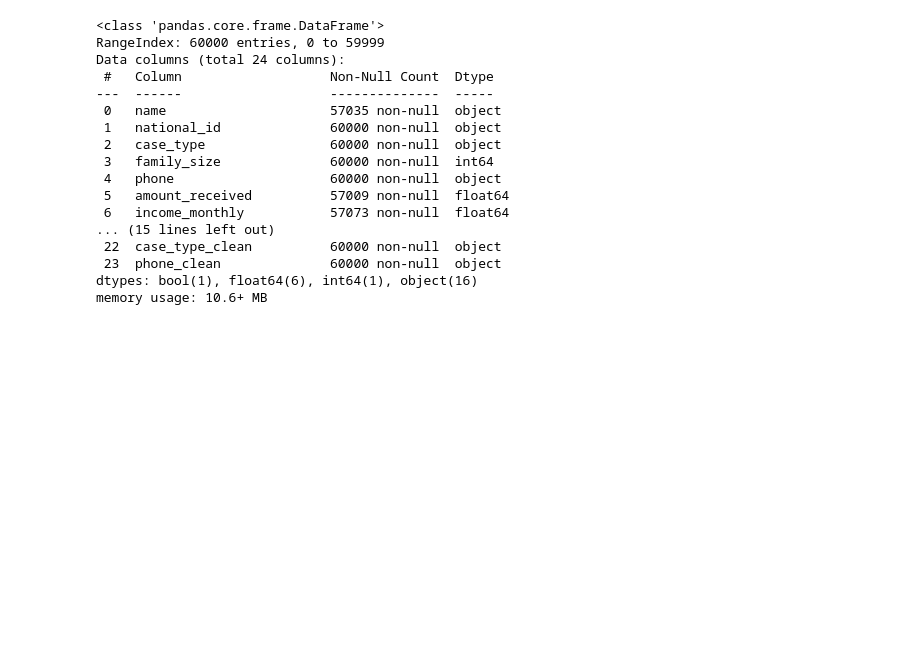
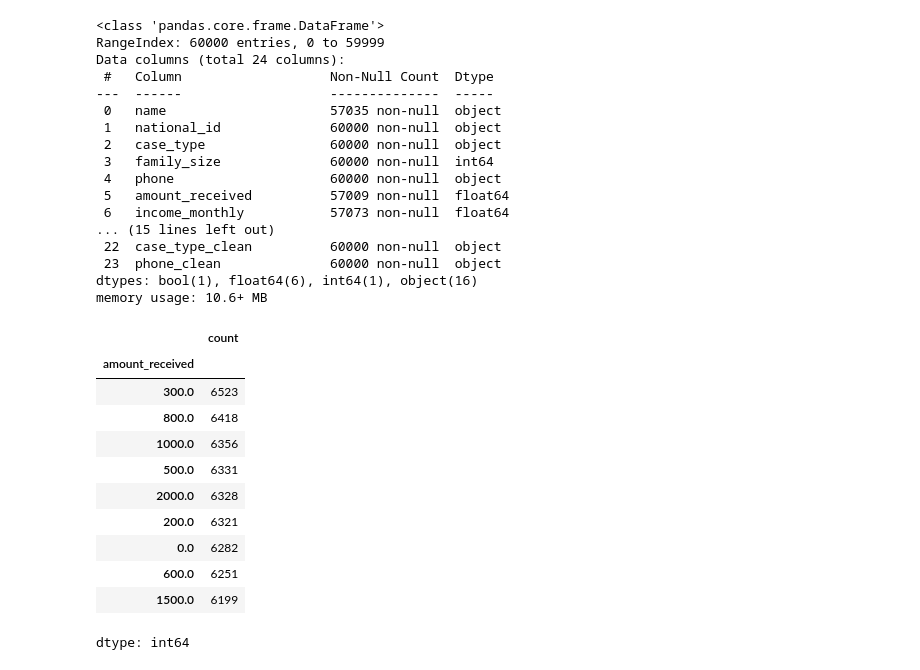
Before and after one commit to HazemmoAlsady/AWN_Graduation_Project, a Jupyter notebook: AWNN2.ipynb, the cells around one changed output. Saved outputs shown, nothing was run; the diff lists cells and outputs as text; code cells hidden in the pictures; blank space fills up the shorter version.

```diff
--- a/AWNN2.ipynb
+++ b/AWNN2.ipynb
@@ -582,3 +582,18 @@ Data columns (total 24 columns):
  23  phone_clean              60000 non-null  object
 dtypes: bool(1), float64(6), int64(1), object(16)
 memory usage: 10.6+ MB
+# %%
+df["amount_received"].value_counts()
+# %% [output]
+|  | count |
+| amount_received |  |
+| 300.0 | 6523 |
+| 800.0 | 6418 |
+| 1000.0 | 6356 |
+| 500.0 | 6331 |
+| 2000.0 | 6328 |
+| 200.0 | 6321 |
+| 0.0 | 6282 |
+| 600.0 | 6251 |
+| 1500.0 | 6199 |
+dtype: int64
```
Also changed, not shown: parts of 9 cells of this notebook.
